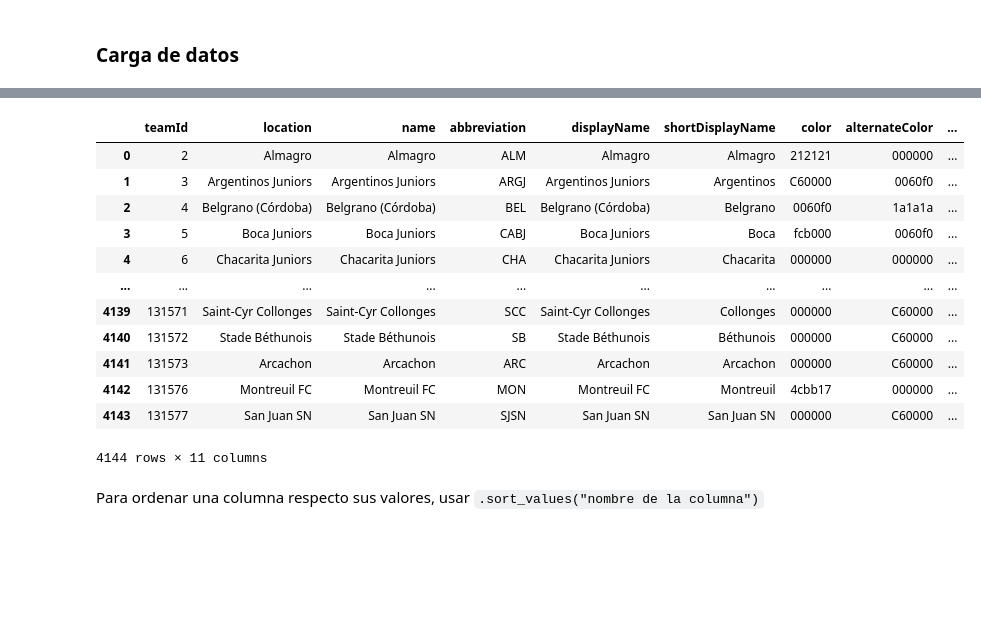
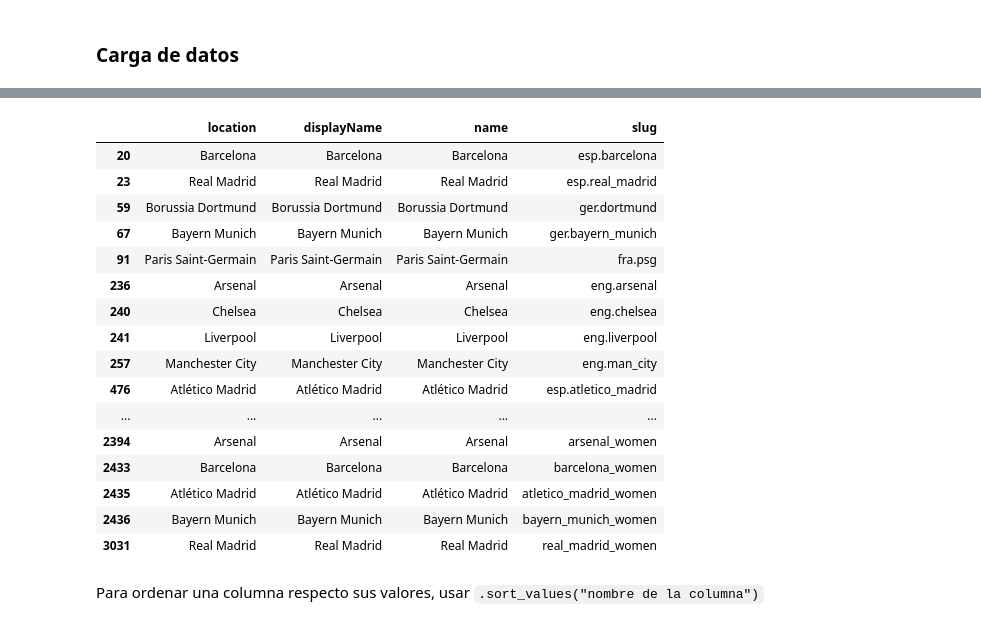
Before and after one commit to kimachd/ESTADISTICA_sem_II_2025, a Jupyter notebook: Proyecto_1/NOTEBOOKS/FASE_1.ipynb, the cells around one changed output, grey strips where cells are left out. Saved outputs shown, nothing was run; the diff lists cells and outputs as text; code cells hidden in the pictures; blank space fills up the shorter version.

```diff
--- a/Proyecto_1/NOTEBOOKS/FASE_1.ipynb
+++ b/Proyecto_1/NOTEBOOKS/FASE_1.ipynb
@@ -10,19 +26,33 @@ stats=pd.read_csv("/workspaces/ESTADISTICA_sem_II_2025/Proyecto_1/DATA/teamStats
 # %%
-teams
+teams[teams['displayName']
+                     .isin(['Barcelona',
+                            'Real Madrid',
+                            'Paris Saint-Germain',
+                            'Bayern Munich',
+                            'Chelsea',
+                            'Liverpool',
+                            'Manchester City',
+                            'Arsenal',
+                            'Borussia Dortmund',
+                            'Atlético Madrid'])][['location', 'displayName', 'name', 'slug']]
 # %% [output]
-|  | teamId | location | name | abbreviation | displayName | shortDisplayName | color | alternateColor | ... |
-| 0 | 2 | Almagro | Almagro | ALM | Almagro | Almagro | 212121 | 000000 | ... |
-| 1 | 3 | Argentinos Juniors | Argentinos Juniors | ARGJ | Argentinos Juniors | Argentinos | C60000 | 0060f0 | ... |
-| 2 | 4 | Belgrano (Córdoba) | Belgrano (Córdoba) | BEL | Belgrano (Córdoba) | Belgrano | 0060f0 | 1a1a1a | ... |
-| 3 | 5 | Boca Juniors | Boca Juniors | CABJ | Boca Juniors | Boca | fcb000 | 0060f0 | ... |
-| 4 | 6 | Chacarita Juniors | Chacarita Juniors | CHA | Chacarita Juniors | Chacarita | 000000 | 000000 | ... |
-| ... | ... | ... | ... | ... | ... | ... | ... | ... | ... |
-| 4139 | 131571 | Saint-Cyr Collonges | Saint-Cyr Collonges | SCC | Saint-Cyr Collonges | Collonges | 000000 | C60000 | ... |
-| 4140 | 131572 | Stade Béthunois | Stade Béthunois | SB | Stade Béthunois | Béthunois | 000000 | C60000 | ... |
-| 4141 | 131573 | Arcachon | Arcachon | ARC | Arcachon | Arcachon | 000000 | C60000 | ... |
-| 4142 | 131576 | Montreuil FC | Montreuil FC | MON | Montreuil FC | Montreuil | 4cbb17 | 000000 | ... |
-| 4143 | 131577 | San Juan SN | San Juan SN | SJSN | San Juan SN | San Juan SN | 000000 | C60000 | ... |
+|  | location | displayName | name | slug |
+| 20 | Barcelona | Barcelona | Barcelona | esp.barcelona |
+| 23 | Real Madrid | Real Madrid | Real Madrid | esp.real_madrid |
+| 59 | Borussia Dortmund | Borussia Dortmund | Borussia Dortmund | ger.dortmund |
+| 67 | Bayern Munich | Bayern Munich | Bayern Munich | ger.bayern_munich |
+| 91 | Paris Saint-Germain | Paris Saint-Germain | Paris Saint-Germain | fra.psg |
+| 236 | Arsenal | Arsenal | Arsenal | eng.arsenal |
+| 240 | Chelsea | Chelsea | Chelsea | eng.chelsea |
+| 241 | Liverpool | Liverpool | Liverpool | eng.liverpool |
+| 257 | Manchester City | Manchester City | Manchester City | eng.man_city |
+| 476 | Atlético Madrid | Atlético Madrid | Atlético Madrid | esp.atletico_madrid |
+| ... | ... | ... | ... | ... |
+| 2394 | Arsenal | Arsenal | Arsenal | arsenal_women |
+| 2433 | Barcelona | Barcelona | Barcelona | barcelona_women |
+| 2435 | Atlético Madrid | Atlético Madrid | Atlético Madrid | atletico_madrid_women |
+| 2436 | Bayern Munich | Bayern Munich | Bayern Munich | bayern_munich_women |
+| 3031 | Real Madrid | Real Madrid | Real Madrid | real_madrid_women |
-4144 rows × 11 columns
 # %% [markdown]
 Para ordenar una columna respecto sus valores, usar `.sort_values("nombre de la columna")`
 # %%
```
Also changed, not shown: parts of 20 cells of this notebook, 5 other files.
